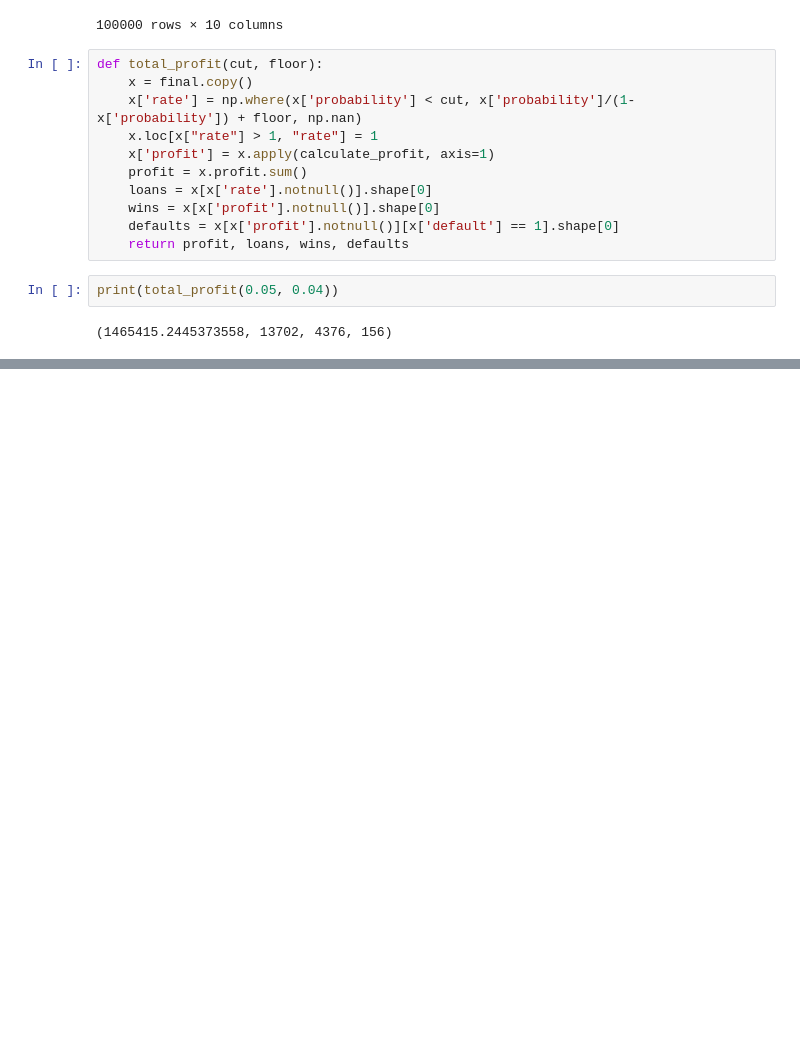
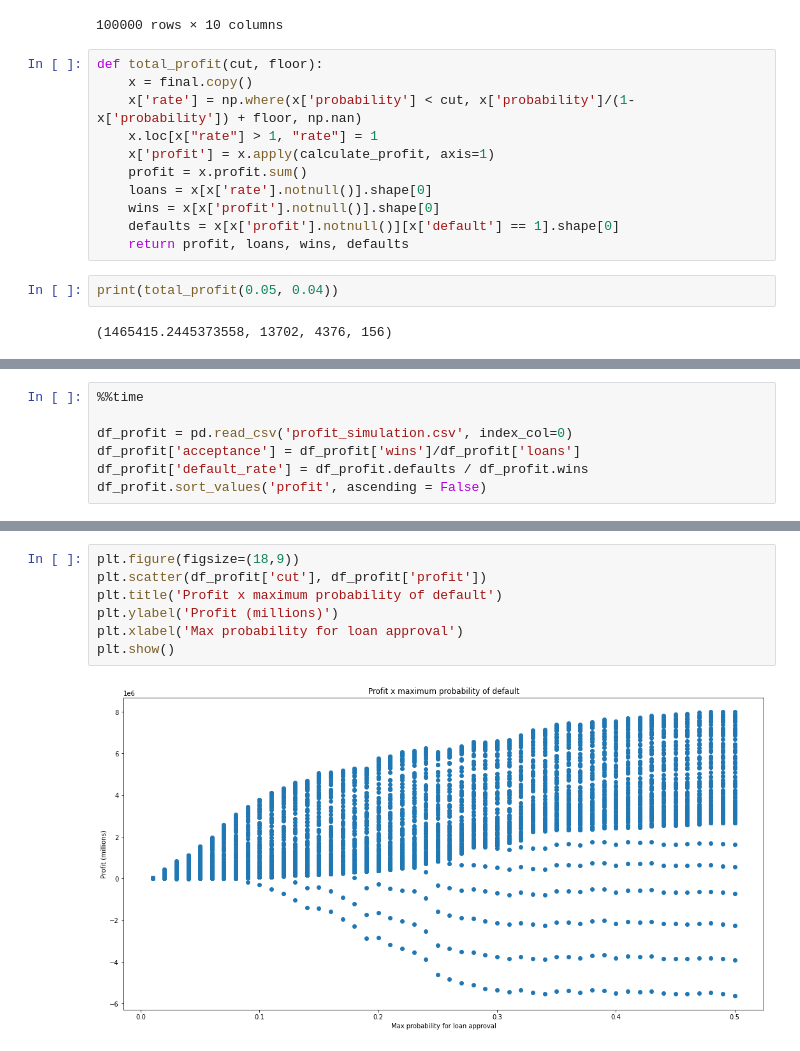
Before and after one commit to jpkcunha/AdvancedFinance_ML, a Jupyter notebook: model_stage2.ipynb, the cells around one changed output, grey strips where cells are left out. Drawn from its saved outputs; the diff is of its cells as text; blank space fills up the shorter version.

Commit message:
Simulation results

```diff
--- a/model_stage2.ipynb
+++ b/model_stage2.ipynb
@@ -665,0 +295,7 @@ df.drop('probability', axis = 1).to_csv('pyce_loans.csv')
+# %%
+%%time
+
+df_profit = pd.read_csv('profit_simulation.csv', index_col=0)
+df_profit['acceptance'] = df_profit['wins']/df_profit['loans']
+df_profit['default_rate'] = df_profit.defaults / df_profit.wins
+df_profit.sort_values('profit', ascending = False)
@@ -665,0 +322,9 @@ df.drop('probability', axis = 1).to_csv('pyce_loans.csv')
+# %%
+plt.figure(figsize=(18,9))
+plt.scatter(df_profit['cut'], df_profit['profit'])
+plt.title('Profit x maximum probability of default')
+plt.ylabel('Profit (millions)')
+plt.xlabel('Max probability for loan approval')
+plt.show()
+# %% [output]
+[figure, added]
```
Also changed, not shown: parts of 52 cells of this notebook, 1 other file.
